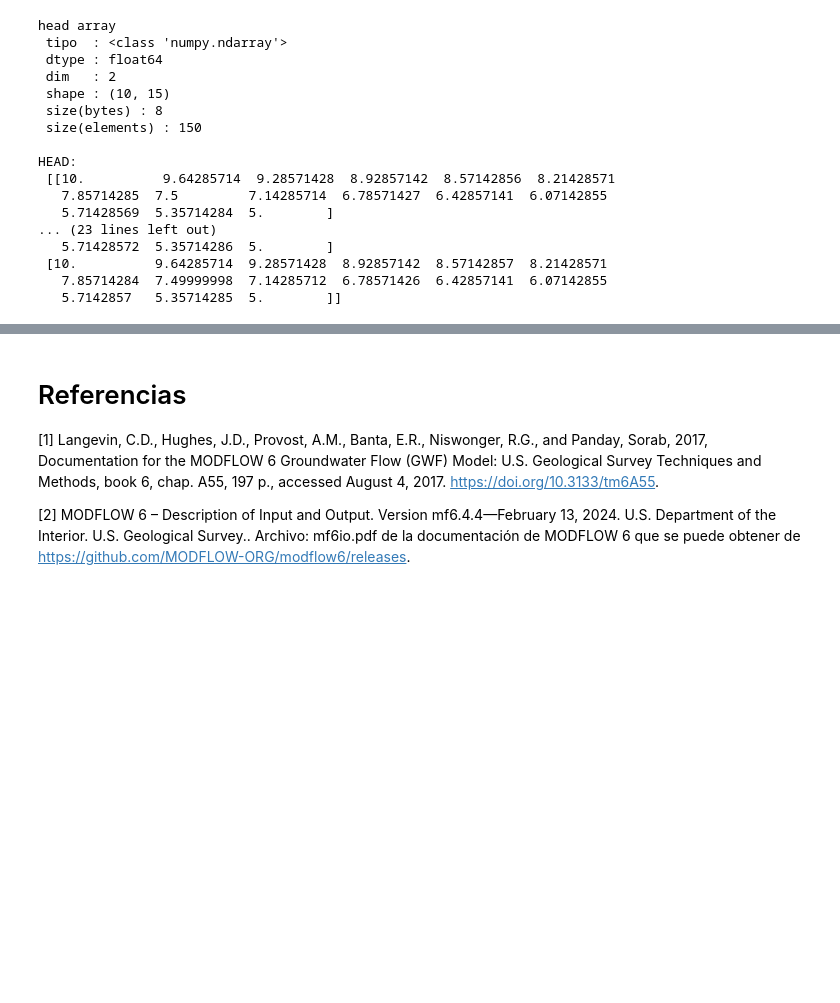
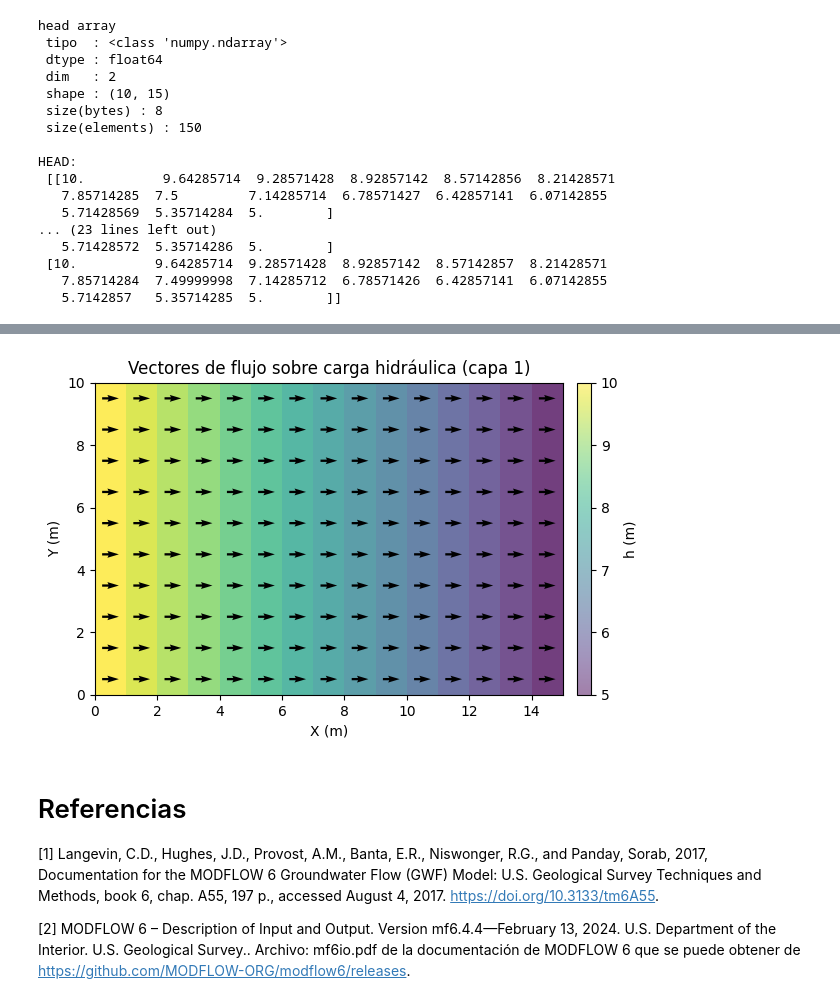
Before and after one commit to luiggix/xmf6, a Jupyter notebook: src/examples/01_flujo_1D/01_MF6_GWF.ipynb, the cells around one changed output, grey strips where cells are left out. Drawn from its saved outputs; the diff is of its cells as text; code cells hidden in the pictures; blank space fills up the shorter version.

```diff
--- a/src/examples/01_flujo_1D/01_MF6_GWF.ipynb
+++ b/src/examples/01_flujo_1D/01_MF6_GWF.ipynb
@@ -770,3 +787,25 @@ TypeError: get_data() missing 1 required argument: 'kstpkper', 'totim', 'idx', o
+# %%
+fig = plt.figure()
+ax =fig.gca()
+mapview = flopy.plot.PlotMapView(model=gwf, ax=ax)
+
+# Dibujar la malla base y carga hidráulica como fondo
+cb = mapview.plot_array(head, cmap="viridis", alpha=0.5)
+#mapview.plot_grid(alpha=0.2)
+
+# Graficar los vectores de flujo
+skip = (slice(None, None, 3), slice(None, None, 3))  # Saltar para no saturar
+ax.quiver(x, y, qx[0], qy[0], scale=10, color='k', pivot='middle'
+)
+
+ax.set_title("Vectores de flujo sobre carga hidráulica (capa 1)")
+colorbar(ax, cb, "h (m)")
+ax.set_xlabel("X (m)")
+ax.set_ylabel("Y (m)")
+ax.set_aspect('equal')
+plt.show()
+# %% [output]
+[figure, added]
 # %% [markdown]
 # Referencias
 
```
Also changed, not shown: parts of 10 cells of this notebook, 1 other file.
